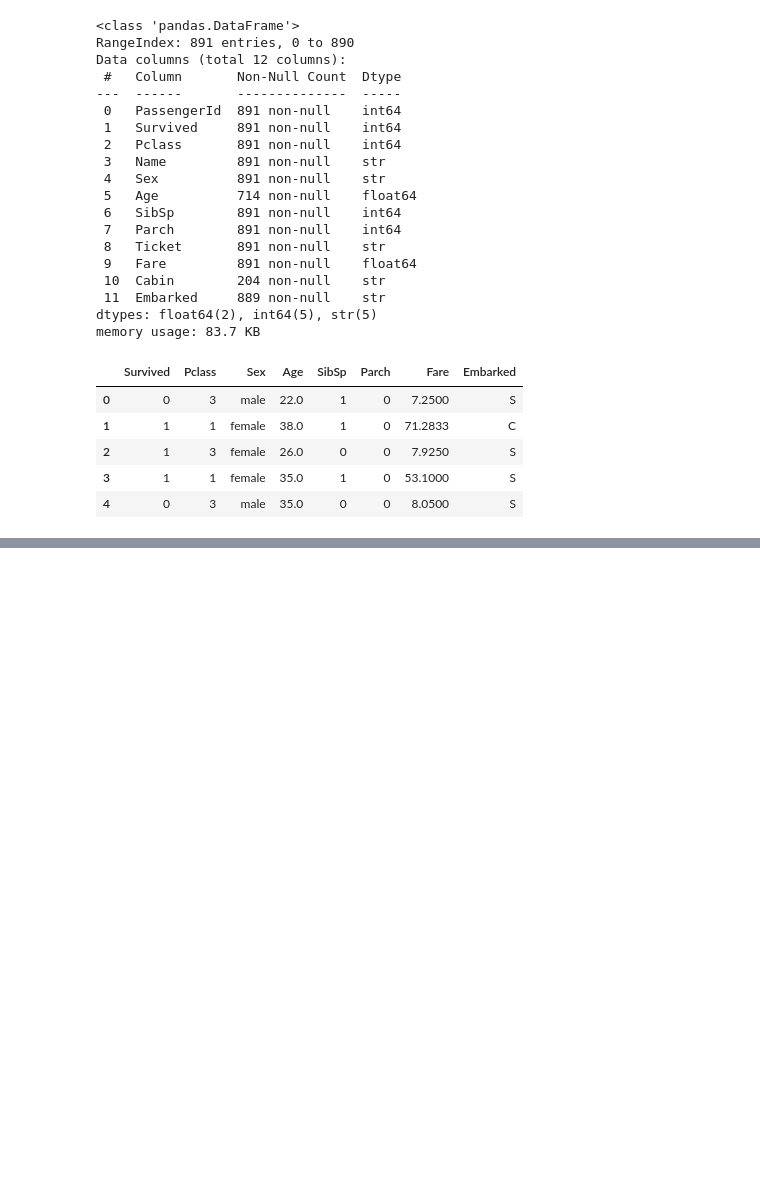
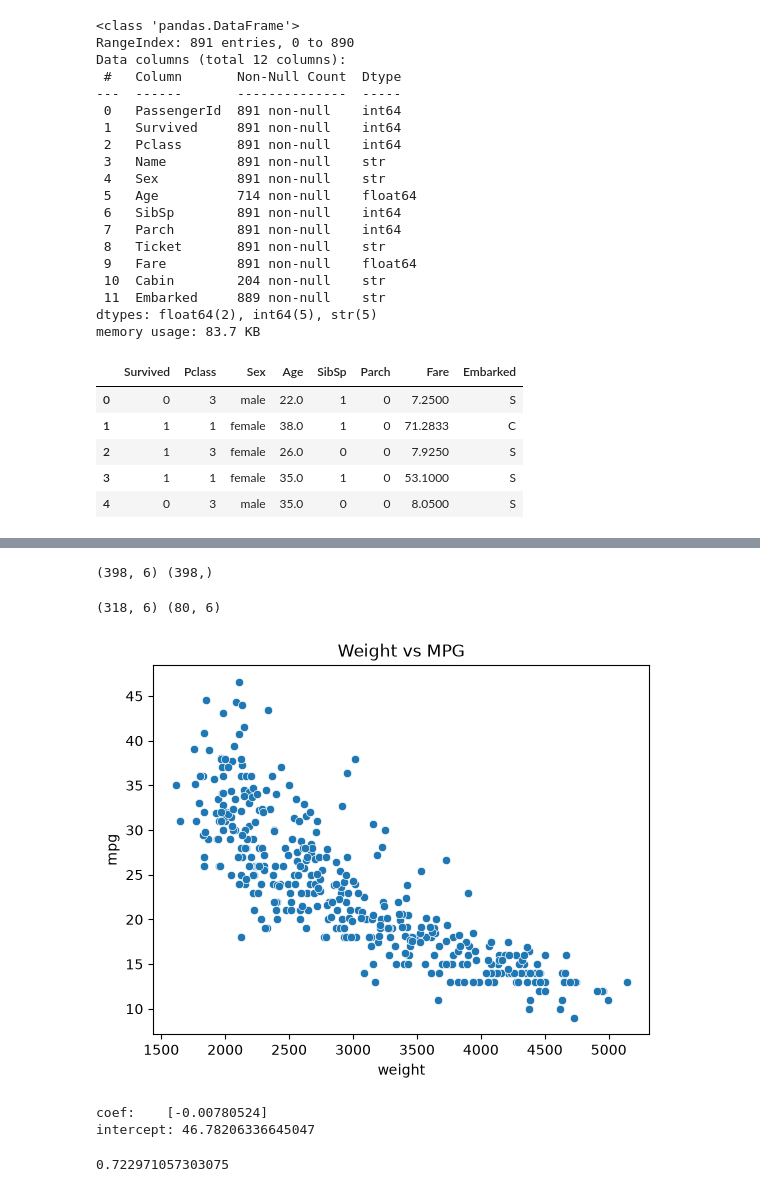
Before and after one commit to Aareevs/Vedam-Dev, a Jupyter notebook: Vedam Semester 3/Python(ML) Sem 3/Lec10_ML_Intro_To_ML.ipynb, the cells around one changed output, grey strips where cells are left out. Saved outputs shown, nothing was run; the diff lists cells and outputs as text; code cells hidden in the pictures; blank space fills up the shorter version.

```diff
--- a/Vedam Semester 3/Python(ML) Sem 3/Lec10_ML_Intro_To_ML.ipynb
+++ b/Vedam Semester 3/Python(ML) Sem 3/Lec10_ML_Intro_To_ML.ipynb
@@ -84,0 +92,3 @@ df.head()
+# %%
+df = pd.read_csv('/Users/aareev/VS-Code/Vedam/Vedam Semester 3/Python(ML) Sem 3/Data/mpg.csv')
+df.info()
@@ -84,0 +112,5 @@ df.head()
+# %%
+df = df.drop(columns=['name', 'origin'])
+df['horsepower'] = df['horsepower'].fillna(df['horsepower'].median())
+print(df.shape, "|", df.isna().sum().sum(), "missing")
+df.head()
@@ -84,0 +125,34 @@ df.head()
+# %%
+X = df.drop(columns='mpg')
+y = df['mpg']
+print(X.shape, y.shape)
+# %% [output]
+(398, 6) (398,)
+# %%
+from sklearn.model_selection import train_test_split
+X_train, X_test, y_train, y_test = train_test_split(
+    X, y, test_size=0.2, random_state=42
+)
+
+print(X_train.shape, X_test.shape)
+# %% [output]
+(318, 6) (80, 6)
+# %%
+sns.scatterplot(data = df, x = 'weight', y ='mpg')
+plt.title("Weight vs MPG")
+plt.show()
+# %% [output]
+[figure, added]
+# %%
+from sklearn.linear_model import LinearRegression
+model = LinearRegression()
+model.fit(X_train[['weight']], y_train)
+print("coef:   ", model.coef_)
+print("intercept:", model.intercept_)
+# %% [output]
+coef:    [-0.00780524]
+intercept: 46.78206336645047
+# %%
+print(model.score(X_test[['weight']], y_test)) # r2 score
+# %% [output]
+0.722971057303075
```
Also changed, not shown: parts of 17 cells of this notebook, 31 other files.
